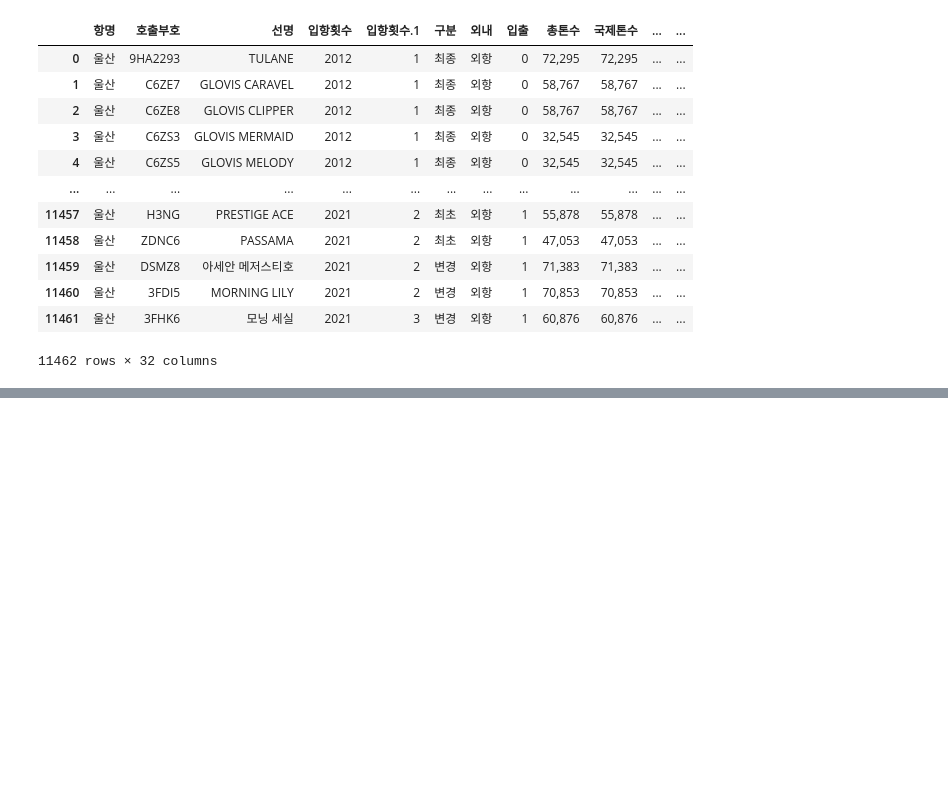
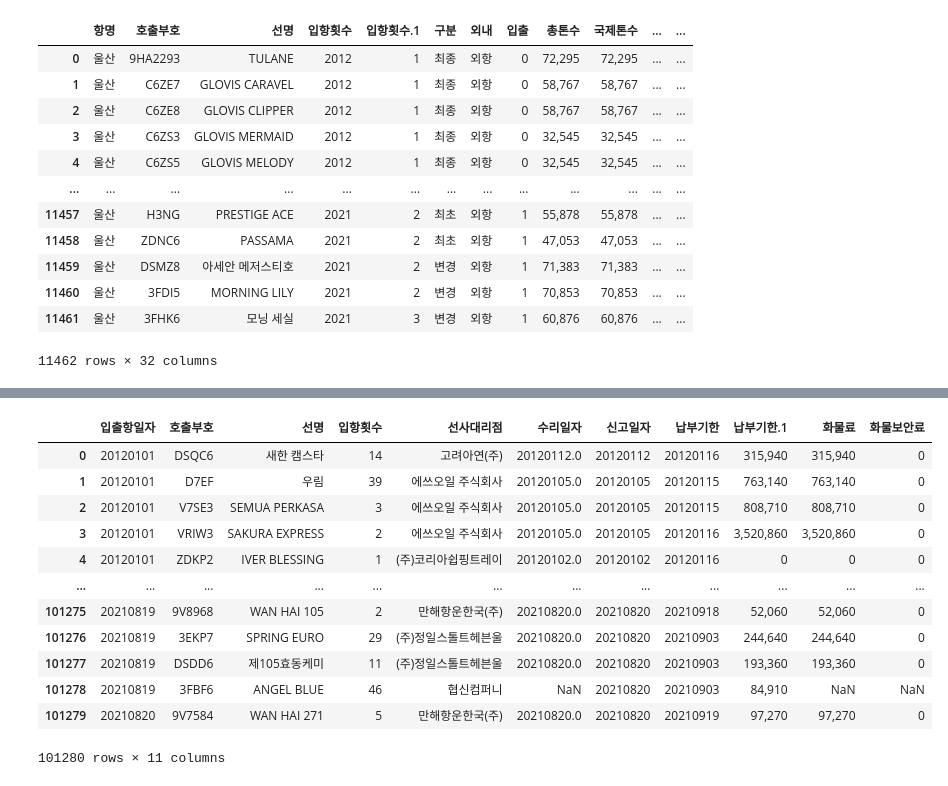
Before and after one commit to one-gidung/UPA_Smart_Port, a Jupyter notebook: 데이터 머지 6차.ipynb, the cells around one changed output, grey strips where cells are left out. Saved outputs shown, nothing was run; the diff lists cells and outputs as text; code cells hidden in the pictures; blank space fills up the shorter version.

```diff
--- a/데이터 머지 6차.ipynb
+++ b/데이터 머지 6차.ipynb
@@ -190,0 +108,30 @@ df.reset_index(drop=True)
+# %%
+# 외항출항데이터
+dd2012 =pd.read_excel('data/charge_2012(1).xlsx',skiprows=3, usecols=[0, 1, 2, 3, 4, 5, 6, 7, 8, 9, 10])
+dd2013 =pd.read_excel('data/charge_2013(1).xlsx',skiprows=3, usecols=[0, 1, 2, 3, 4, 5, 6, 7, 8, 9, 10])
+dd2014 =pd.read_excel('data/charge_2014(1).xlsx',skiprows=3, usecols=[0, 1, 2, 3, 4, 5, 6, 7, 8, 9, 10])
+dd2015 =pd.read_excel('data/charge_2015(1).xlsx',skiprows=3, usecols=[0, 1, 2, 3, 4, 5, 6, 7, 8, 9, 10])
+dd2016 =pd.read_excel('data/charge_2016(1).xlsx',skiprows=3, usecols=[0, 1, 2, 3, 4, 5, 6, 7, 8, 9, 10])
+dd2017 =pd.read_excel('data/charge_2017(1).xlsx',skiprows=3, usecols=[0, 1, 2, 3, 4, 5, 6, 7, 8, 9, 10])
+dd2018 =pd.read_excel('data/charge_2018(1).xlsx',skiprows=3, usecols=[0, 1, 2, 3, 4, 5, 6, 7, 8, 9, 10])
+dd2019 =pd.read_excel('data/charge_2019(1).xlsx',skiprows=3, usecols=[0, 1, 2, 3, 4, 5, 6, 7, 8, 9, 10])
+dd2020 =pd.read_excel('data/charge_2020(1).xlsx',skiprows=3, usecols=[0, 1, 2, 3, 4, 5, 6, 7, 8, 9, 10])
+dd2021 =pd.read_excel('data/charge_2021(1).xlsx',skiprows=3, usecols=[0, 1, 2, 3, 4, 5, 6, 7, 8, 9, 10])
+# %%
+li3 = [dd2012,dd2013,dd2014,dd2015,dd2016,dd2017,dd2018,dd2019,dd2020,dd2021]
+df3 = pd.concat(li3, axis=0, ignore_index=True)
+df3
+# %% [output]
+|  | 입출항일자 | 호출부호 | 선명 | 입항횟수 | 선사대리점 | 수리일자 | 신고일자 | 납부기한 | 납부기한.1 | 화물료 | 화물보안료 |
+| 0 | 20120101 | DSQC6 | 새한 캠스타 | 14 | 고려아연(주) | 20120112.0 | 20120112 | 20120116 | 315,940 | 315,940 | 0 |
+| 1 | 20120101 | D7EF | 우림 | 39 | 에쓰오일 주식회사 | 20120105.0 | 20120105 | 20120115 | 763,140 | 763,140 | 0 |
+| 2 | 20120101 | V7SE3 | SEMUA PERKASA | 3 | 에쓰오일 주식회사 | 20120105.0 | 20120105 | 20120115 | 808,710 | 808,710 | 0 |
+| 3 | 20120101 | VRIW3 | SAKURA EXPRESS | 2 | 에쓰오일 주식회사 | 20120105.0 | 20120105 | 20120116 | 3,520,860 | 3,520,860 | 0 |
+| 4 | 20120101 | ZDKP2 | IVER BLESSING | 1 | (주)코리아쉽핑트레이 | 20120102.0 | 20120102 | 20120116 | 0 | 0 | 0 |
+| ... | ... | ... | ... | ... | ... | ... | ... | ... | ... | ... | ... |
+| 101275 | 20210819 | 9V8968 | WAN HAI 105 | 2 | 만해항운한국(주) | 20210820.0 | 20210820 | 20210918 | 52,060 | 52,060 | 0 |
+| 101276 | 20210819 | 3EKP7 | SPRING EURO | 29 | (주)정일스톨트헤븐울 | 20210820.0 | 20210820 | 20210903 | 244,640 | 244,640 | 0 |
+| 101277 | 20210819 | DSDD6 | 제105효동케미 | 11 | (주)정일스톨트헤븐울 | 20210820.0 | 20210820 | 20210903 | 193,360 | 193,360 | 0 |
+| 101278 | 20210819 | 3FBF6 | ANGEL BLUE | 46 | 협신컴퍼니 | NaN | 20210820 | 20210903 | 84,910 | NaN | NaN |
+| 101279 | 20210820 | 9V7584 | WAN HAI 271 | 5 | 만해항운한국(주) | 20210820.0 | 20210820 | 20210919 | 97,270 | 97,270 | 0 |
+101280 rows × 11 columns
```
Also changed, not shown: parts of 9 cells of this notebook.
